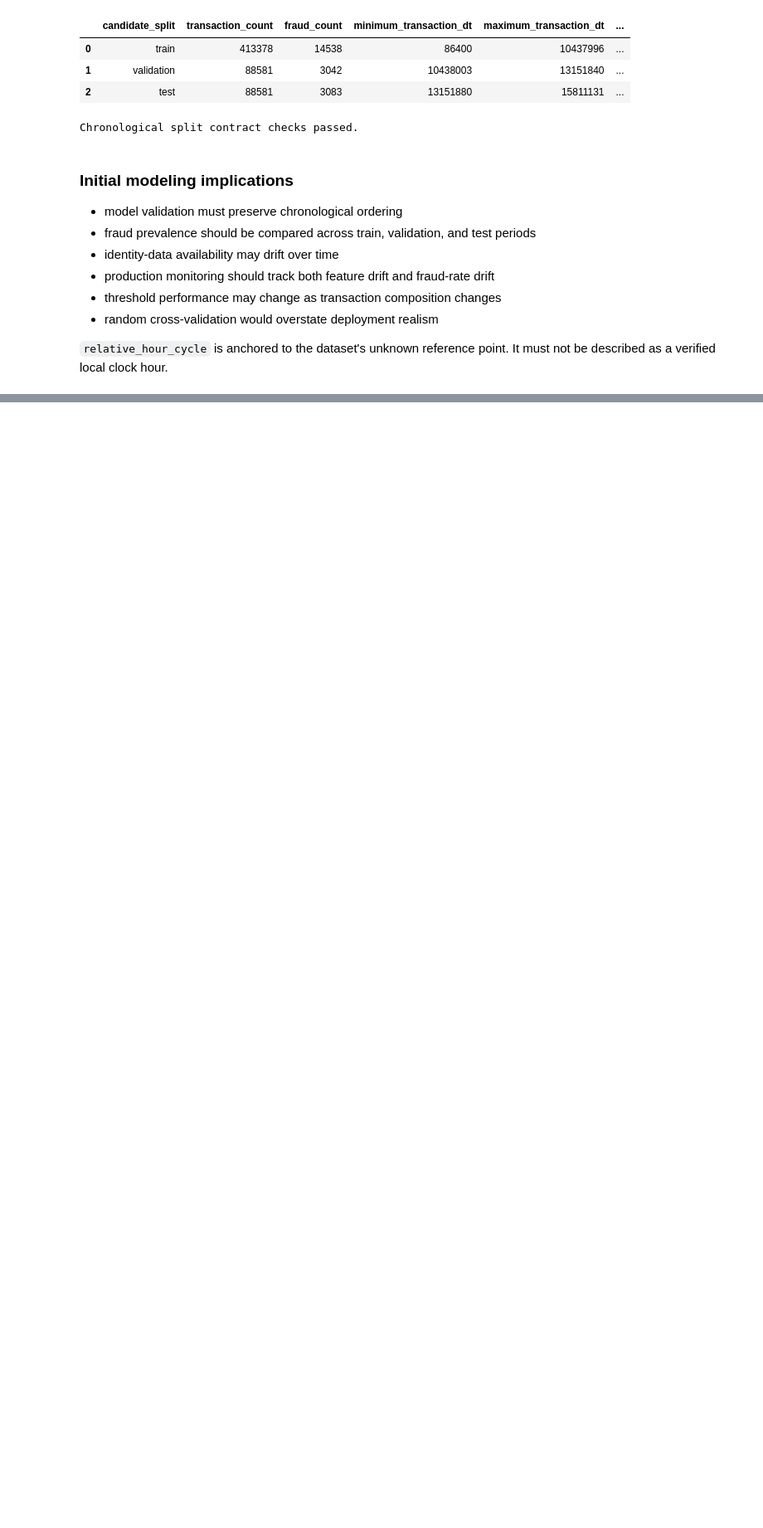
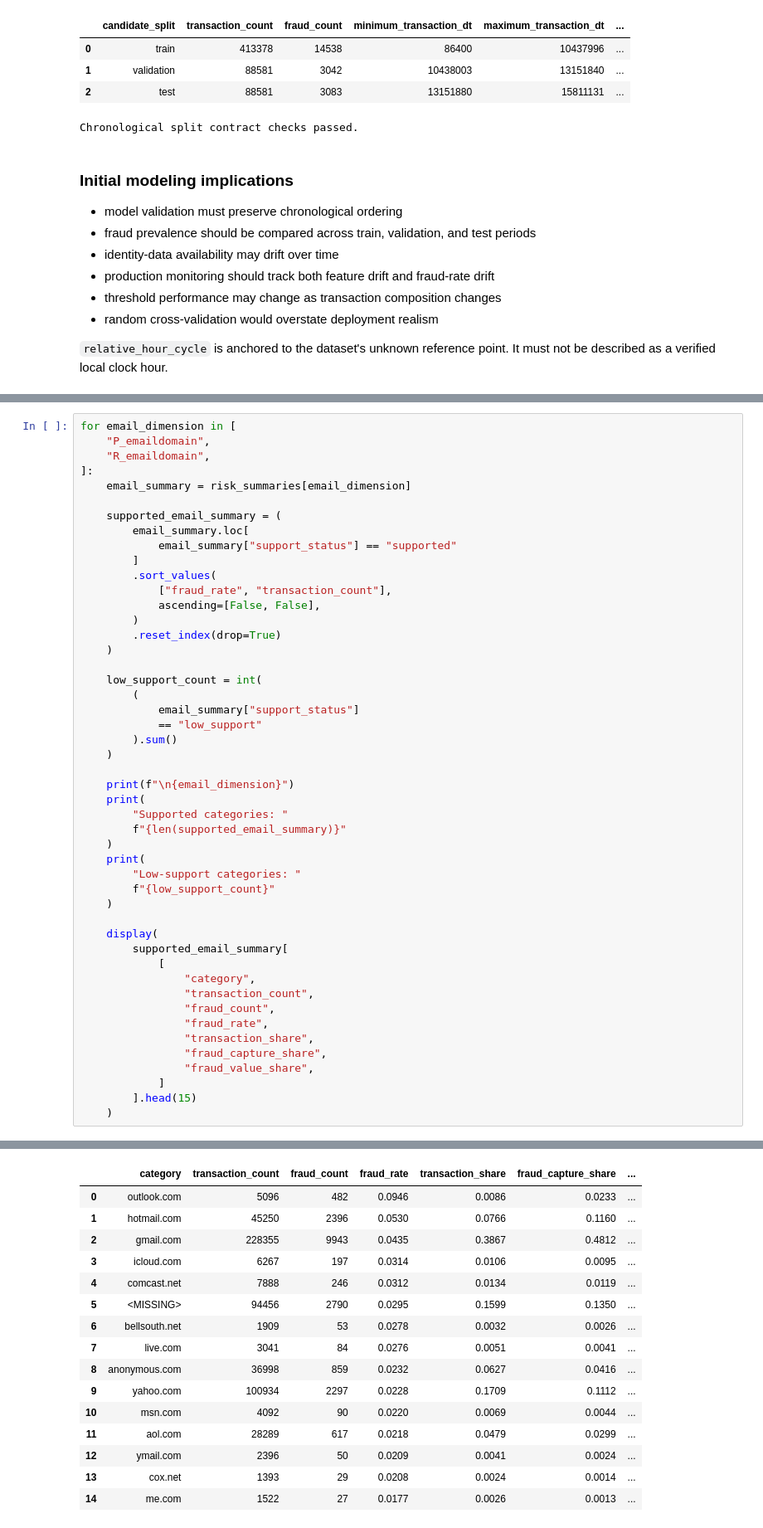
Before and after one commit to kivancfk/riskflow-payguard, a Jupyter notebook: notebooks/01_eda.ipynb, the cells around one changed output, grey strips where cells are left out. Shown at 83% size. Saved outputs shown, nothing was run; the diff lists cells and outputs as text; blank space fills up the shorter version.

```diff
--- a/notebooks/01_eda.ipynb
+++ b/notebooks/01_eda.ipynb
@@ -1389,0 +1632,49 @@ must not be described as a verified local clock hour.
+# %%
+for email_dimension in [
+    "P_emaildomain",
+    "R_emaildomain",
+]:
+    email_summary = risk_summaries[email_dimension]
+
+    supported_email_summary = (
+        email_summary.loc[
+            email_summary["support_status"] == "supported"
+        ]
+        .sort_values(
+            ["fraud_rate", "transaction_count"],
+            ascending=[False, False],
+        )
+        .reset_index(drop=True)
+    )
+
+    low_support_count = int(
+        (
+            email_summary["support_status"]
+            == "low_support"
+        ).sum()
+    )
+
+    print(f"\n{email_dimension}")
+    print(
+        "Supported categories: "
+        f"{len(supported_email_summary)}"
+    )
+    print(
+        "Low-support categories: "
+        f"{low_support_count}"
+    )
+
+    display(
+        supported_email_summary[
+            [
+                "category",
+                "transaction_count",
+                "fraud_count",
+                "fraud_rate",
+                "transaction_share",
+                "fraud_capture_share",
+                "fraud_value_share",
+            ]
+        ].head(15)
+    )
+# %% [output]
@@ -1389,0 +1684,16 @@ must not be described as a verified local clock hour.
+|  | category | transaction_count | fraud_count | fraud_rate | transaction_share | fraud_capture_share | ... |
+| 0 | outlook.com | 5096 | 482 | 0.0946 | 0.0086 | 0.0233 | ... |
+| 1 | hotmail.com | 45250 | 2396 | 0.0530 | 0.0766 | 0.1160 | ... |
+| 2 | gmail.com | 228355 | 9943 | 0.0435 | 0.3867 | 0.4812 | ... |
+| 3 | icloud.com | 6267 | 197 | 0.0314 | 0.0106 | 0.0095 | ... |
+| 4 | comcast.net | 7888 | 246 | 0.0312 | 0.0134 | 0.0119 | ... |
+| 5 | <MISSING> | 94456 | 2790 | 0.0295 | 0.1599 | 0.1350 | ... |
+| 6 | bellsouth.net | 1909 | 53 | 0.0278 | 0.0032 | 0.0026 | ... |
+| 7 | live.com | 3041 | 84 | 0.0276 | 0.0051 | 0.0041 | ... |
+| 8 | anonymous.com | 36998 | 859 | 0.0232 | 0.0627 | 0.0416 | ... |
+| 9 | yahoo.com | 100934 | 2297 | 0.0228 | 0.1709 | 0.1112 | ... |
+| 10 | msn.com | 4092 | 90 | 0.0220 | 0.0069 | 0.0044 | ... |
+| 11 | aol.com | 28289 | 617 | 0.0218 | 0.0479 | 0.0299 | ... |
+| 12 | ymail.com | 2396 | 50 | 0.0209 | 0.0041 | 0.0024 | ... |
+| 13 | cox.net | 1393 | 29 | 0.0208 | 0.0024 | 0.0014 | ... |
+| 14 | me.com | 1522 | 27 | 0.0177 | 0.0026 | 0.0013 | ... |
```
Also changed, not shown: parts of 8 cells of this notebook.
